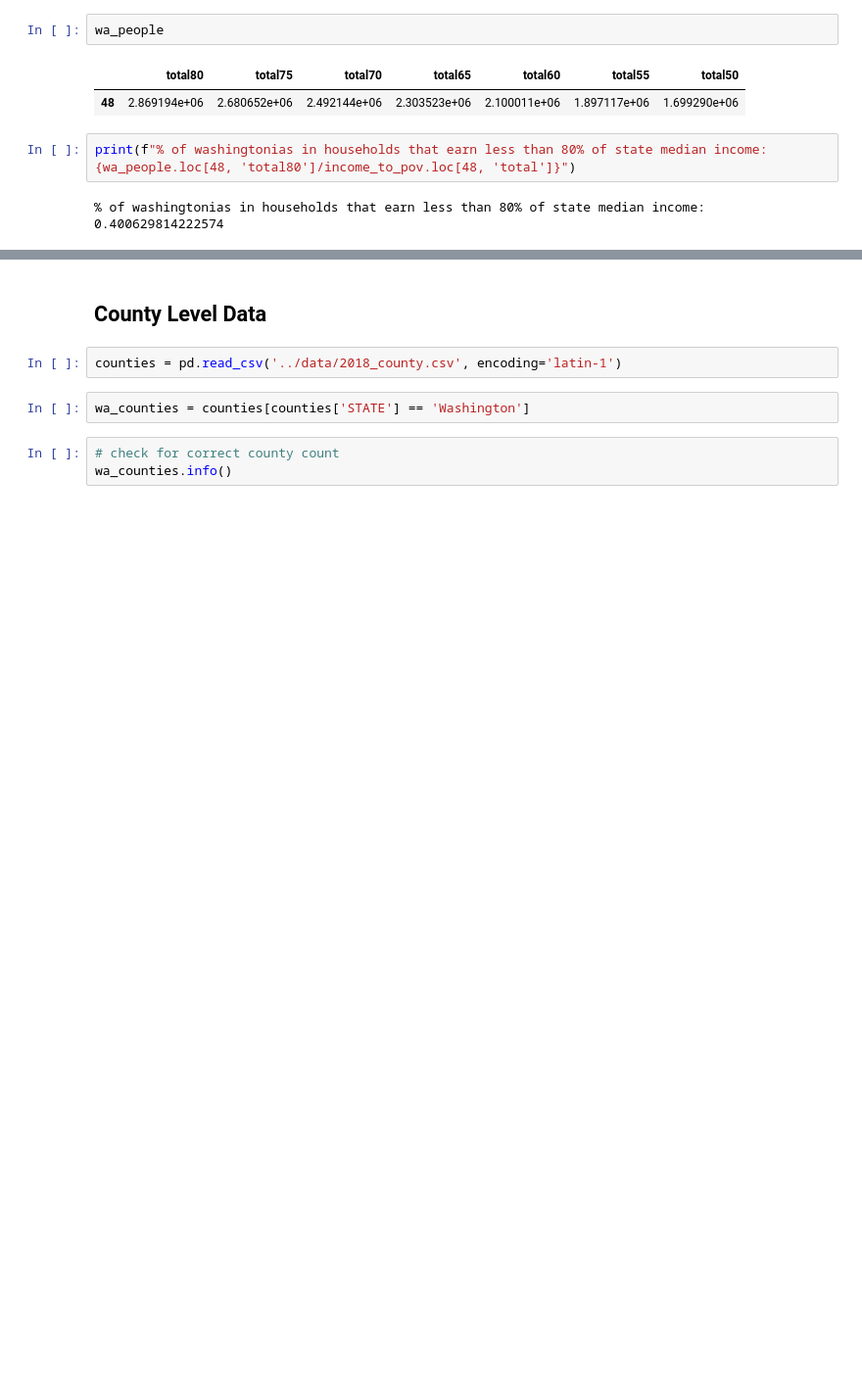
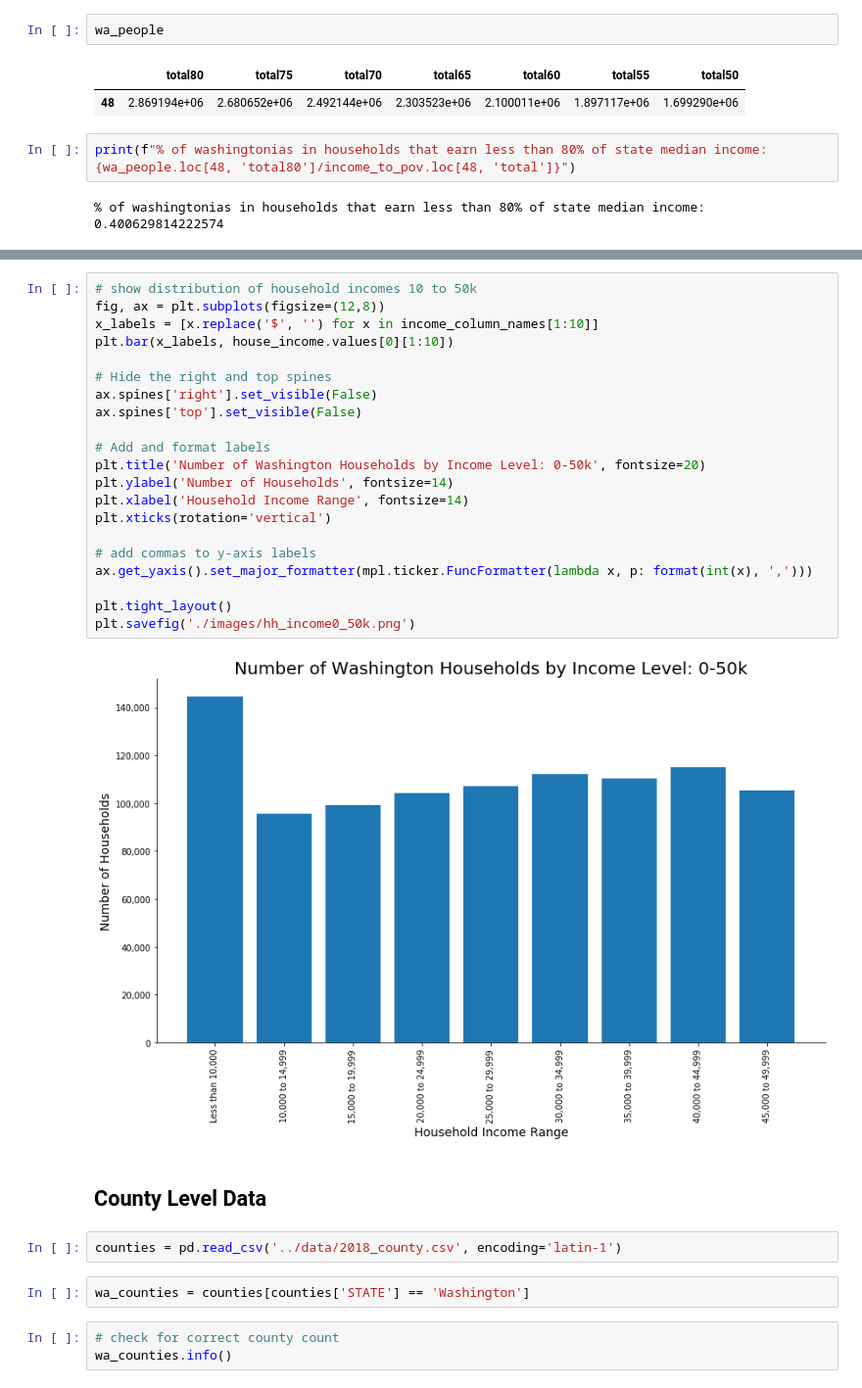
Before and after one commit to allisoncstafford/carbonWA, a Jupyter notebook: low_income.ipynb, the cells around one changed output, grey strips where cells are left out. Shown at 98% size. Drawn from its saved outputs; the diff is of its cells as text; blank space fills up the shorter version.

```diff
--- a/low_income.ipynb
+++ b/low_income.ipynb
@@ -194,3 +288,26 @@ print(f"% of washingtonias in households that earn less than 80% of state median
+# %%
+# show distribution of household incomes 10 to 50k
+fig, ax = plt.subplots(figsize=(12,8))
+x_labels = [x.replace('$', '') for x in income_column_names[1:10]]
+plt.bar(x_labels, house_income.values[0][1:10])
+
+# Hide the right and top spines
+ax.spines['right'].set_visible(False)
+ax.spines['top'].set_visible(False)
+
+# Add and format labels
+plt.title('Number of Washington Households by Income Level: 0-50k', fontsize=20)
+plt.ylabel('Number of Households', fontsize=14)
+plt.xlabel('Household Income Range', fontsize=14)
+plt.xticks(rotation='vertical')
+
+# add commas to y-axis labels
+ax.get_yaxis().set_major_formatter(mpl.ticker.FuncFormatter(lambda x, p: format(int(x), ',')))
+
+plt.tight_layout()
+plt.savefig('./images/hh_income0_50k.png')
+# %% [output]
+[figure, added]
 # %% [markdown]
 ## County Level Data
 # %%
```
Also changed, not shown: parts of 30 cells of this notebook, 2 other files.
